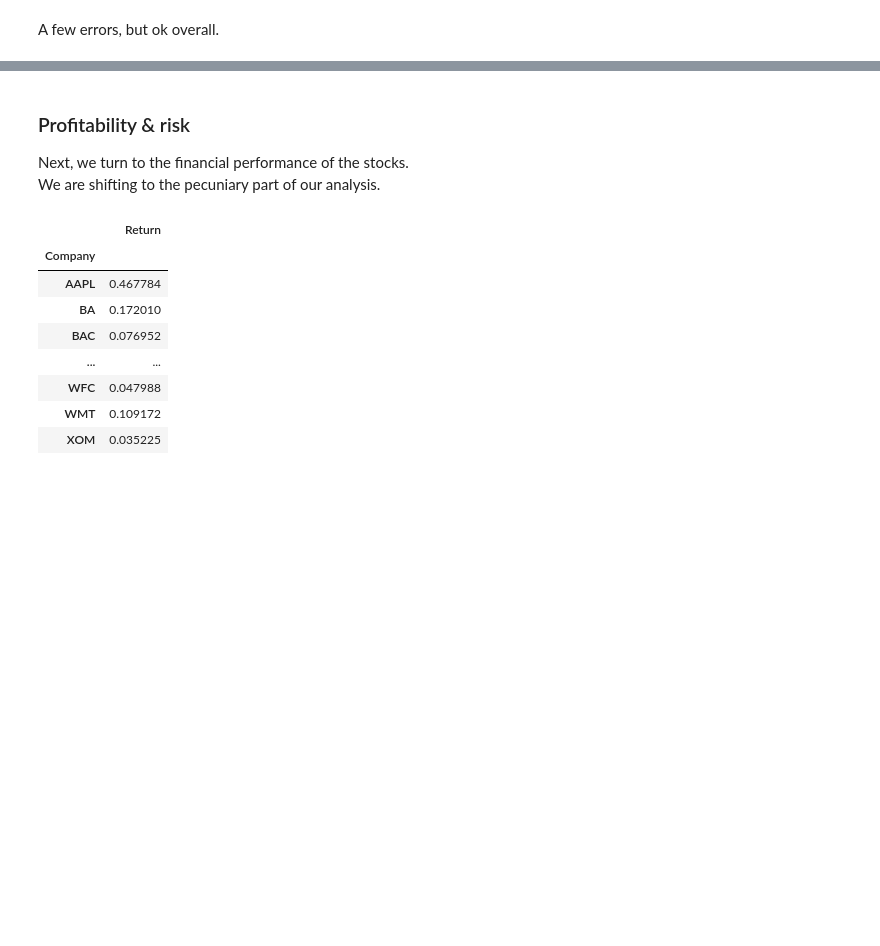
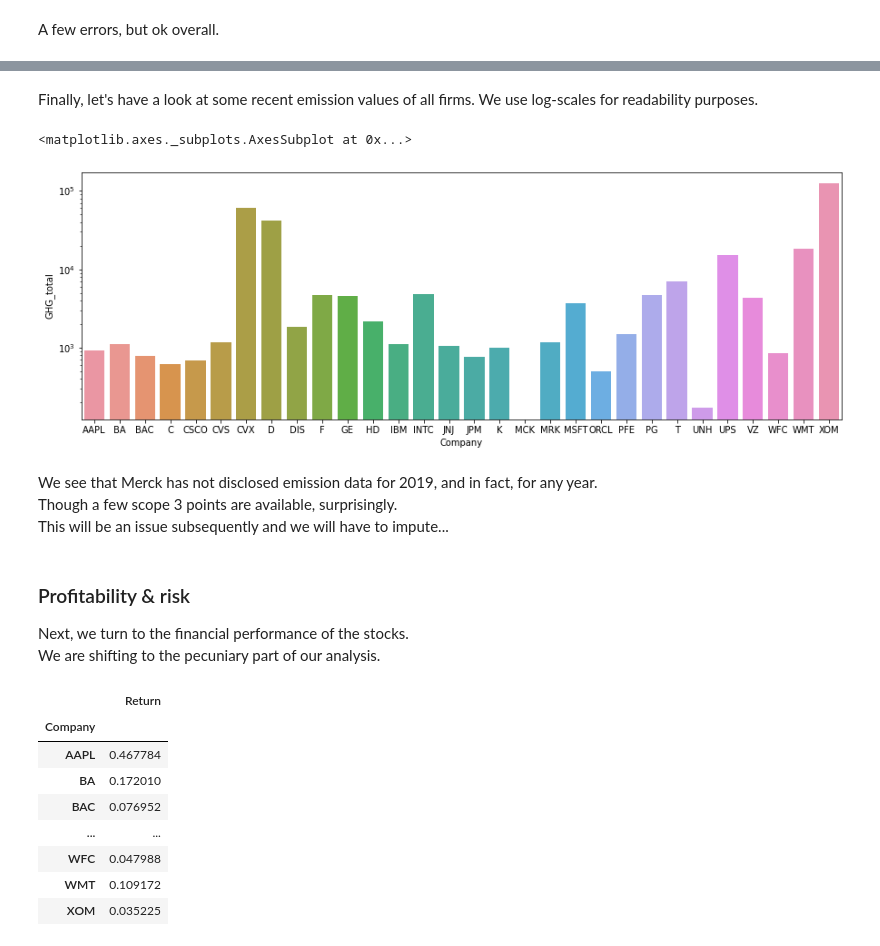
Before and after one commit to shokru/carbon_emissions, a Jupyter notebook: carbon_portfolios.ipynb, the cells around one changed output, grey strips where cells are left out. Drawn from its saved outputs; the diff is of its cells as text; code cells hidden in the pictures; blank space fills up the shorter version.

```diff
--- a/carbon_portfolios.ipynb
+++ b/carbon_portfolios.ipynb
@@ -121,6 +123,24 @@ fig = px.scatter(data,
 fig.show()
 # %% [output]
 [interactive output not drawn]
+# %% [markdown]
+Finally, let's have a look at some recent emission values of all firms.
+We use log-scales for readability purposes.
+# %%
+f , ax = plt.subplots(figsize=(15, 5))
+ax.set(yscale="log")
+
+sns.barplot(data = data.query('Year == 2019'),
+            ax = ax,
+            x = 'Company',
+            y = 'GHG_total')
+# %% [output]
+<matplotlib.axes._subplots.AxesSubplot at 0x...>
+[figure, added]
+# %% [markdown]
+We see that Merck has not disclosed emission data for 2019, and in fact, for any year.
+Though a few scope 3 points are available, surprisingly.
+This will be an issue subsequently and we will have to impute...
 # %% [markdown]
 ### Profitability & risk
 
```
Also changed, not shown: parts of 26 cells of this notebook.
